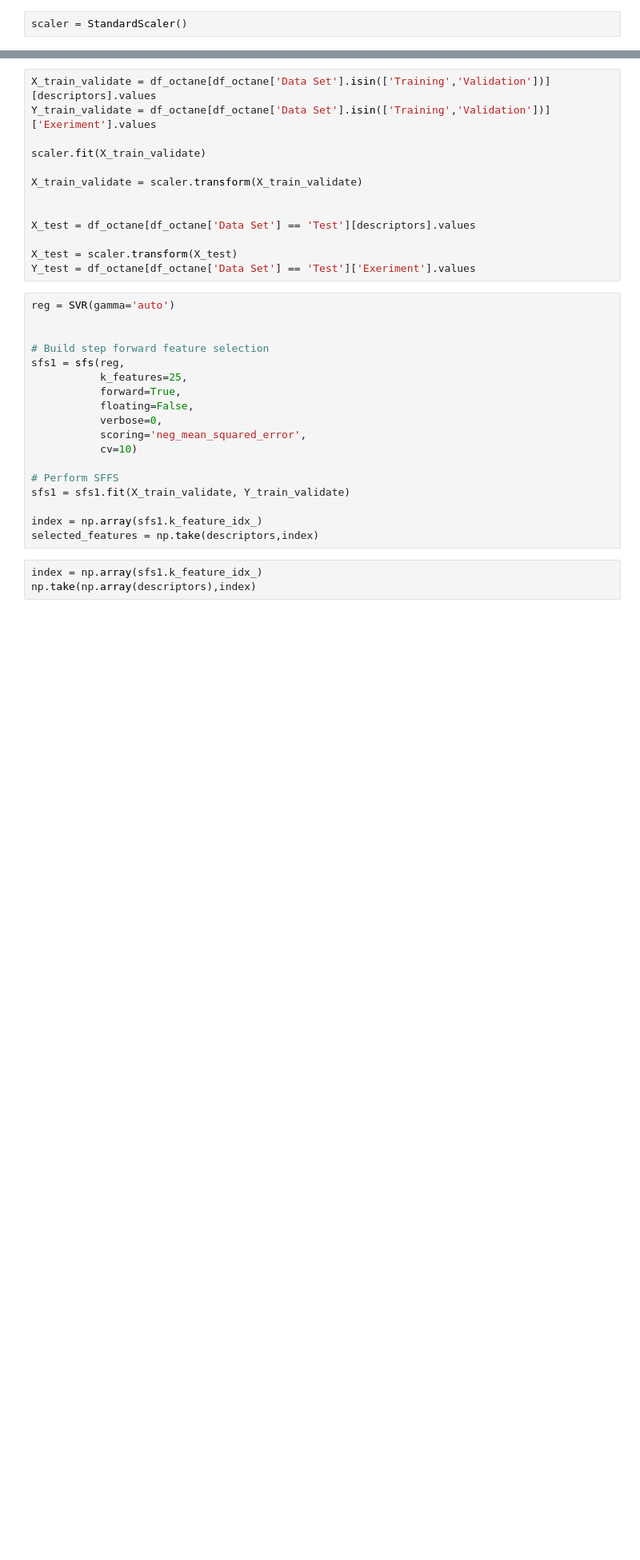
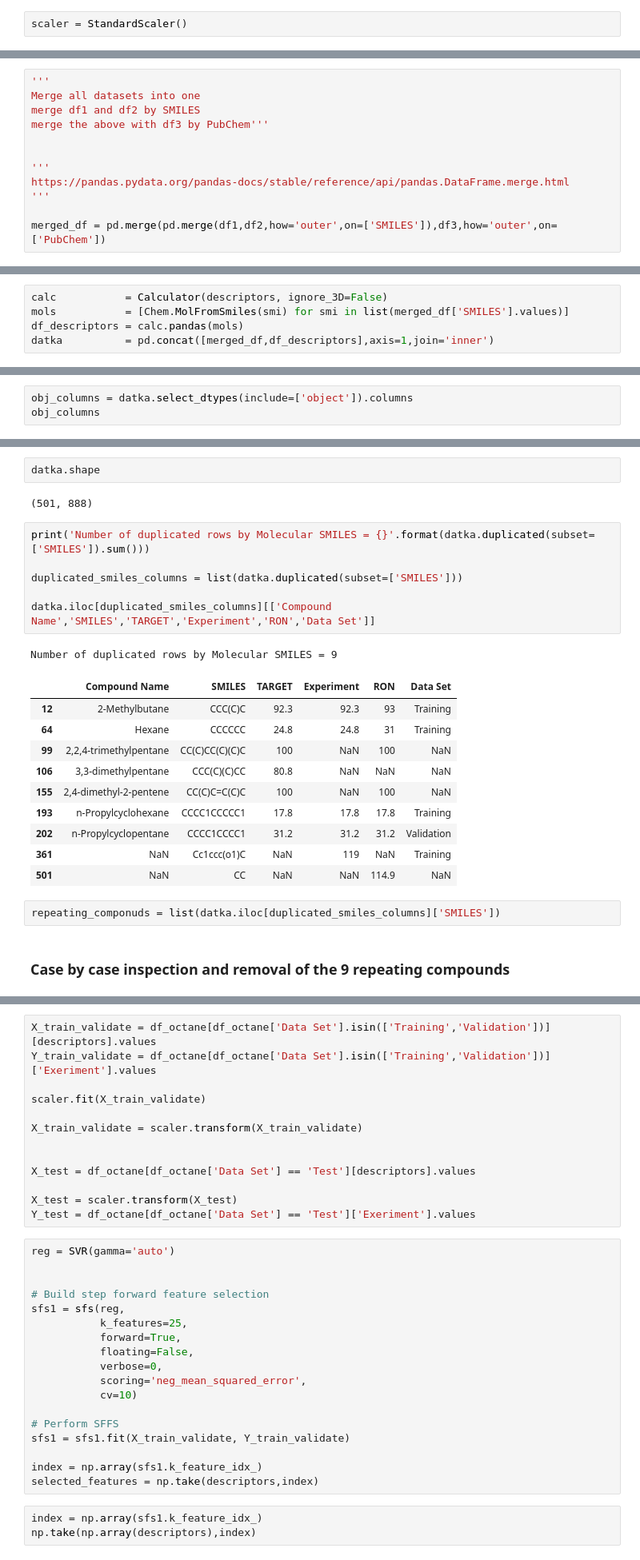
Before and after one commit to SergeyAnufriev/biofuels, a Jupyter notebook: Octane.ipynb, the cells around one changed output, grey strips where cells are left out. Shown at 80% size. Drawn from its saved outputs; the diff is of its cells as text; blank space fills up the shorter version.

```diff
--- a/Octane.ipynb
+++ b/Octane.ipynb
@@ -77,0 +139,12 @@ descriptors = list(df_octane)[4:]
+# %%
+'''
+Merge all datasets into one
+merge df1 and df2 by SMILES
+merge the above with df3 by PubChem'''
+
+
+'''
+https://pandas.pydata.org/pandas-docs/stable/reference/api/pandas.DataFrame.merge.html
+'''
+
+merged_df = pd.merge(pd.merge(df1,df2,how='outer',on=['SMILES']),df3,how='outer',on=['PubChem'])
@@ -77,0 +174,5 @@ descriptors = list(df_octane)[4:]
+# %%
+calc           = Calculator(descriptors, ignore_3D=False)
+mols           = [Chem.MolFromSmiles(smi) for smi in list(merged_df['SMILES'].values)]
+df_descriptors = calc.pandas(mols)
+datka          = pd.concat([merged_df,df_descriptors],axis=1,join='inner')
@@ -77,0 +183,3 @@ descriptors = list(df_octane)[4:]
+# %%
+obj_columns = datka.select_dtypes(include=['object']).columns
+obj_columns
@@ -77,0 +266,26 @@ descriptors = list(df_octane)[4:]
+# %%
+datka.shape
+# %% [output]
+(501, 888)
+# %%
+print('Number of duplicated rows by Molecular SMILES = {}'.format(datka.duplicated(subset=['SMILES']).sum()))
+
+duplicated_smiles_columns = list(datka.duplicated(subset=['SMILES']))
+
+datka.iloc[duplicated_smiles_columns][['Compound Name','SMILES','TARGET','Experiment','RON','Data Set']]
+# %% [output]
+Number of duplicated rows by Molecular SMILES = 9
+|  | Compound Name | SMILES | TARGET | Experiment | RON | Data Set |
+| 12 | 2-Methylbutane | CCC(C)C | 92.3 | 92.3 | 93 | Training |
+| 64 | Hexane | CCCCCC | 24.8 | 24.8 | 31 | Training |
+| 99 | 2,2,4-trimethylpentane | CC(C)CC(C)(C)C | 100 | NaN | 100 | NaN |
+| 106 | 3,3-dimethylpentane | CCC(C)(C)CC | 80.8 | NaN | NaN | NaN |
+| 155 | 2,4-dimethyl-2-pentene | CC(C)C=C(C)C | 100 | NaN | 100 | NaN |
+| 193 | n-Propylcyclohexane | CCCC1CCCCC1 | 17.8 | 17.8 | 17.8 | Training |
+| 202 | n-Propylcyclopentane | CCCC1CCCC1 | 31.2 | 31.2 | 31.2 | Validation |
+| 361 | NaN | Cc1ccc(o1)C | NaN | 119 | NaN | Training |
+| 501 | NaN | CC | NaN | NaN | 114.9 | NaN |
+# %%
+repeating_componuds = list(datka.iloc[duplicated_smiles_columns]['SMILES'])
+# %% [markdown]
+### Case by case inspection and removal of the 9 repeating compounds
```
Also changed, not shown: parts of 96 cells of this notebook, 2 other files.
